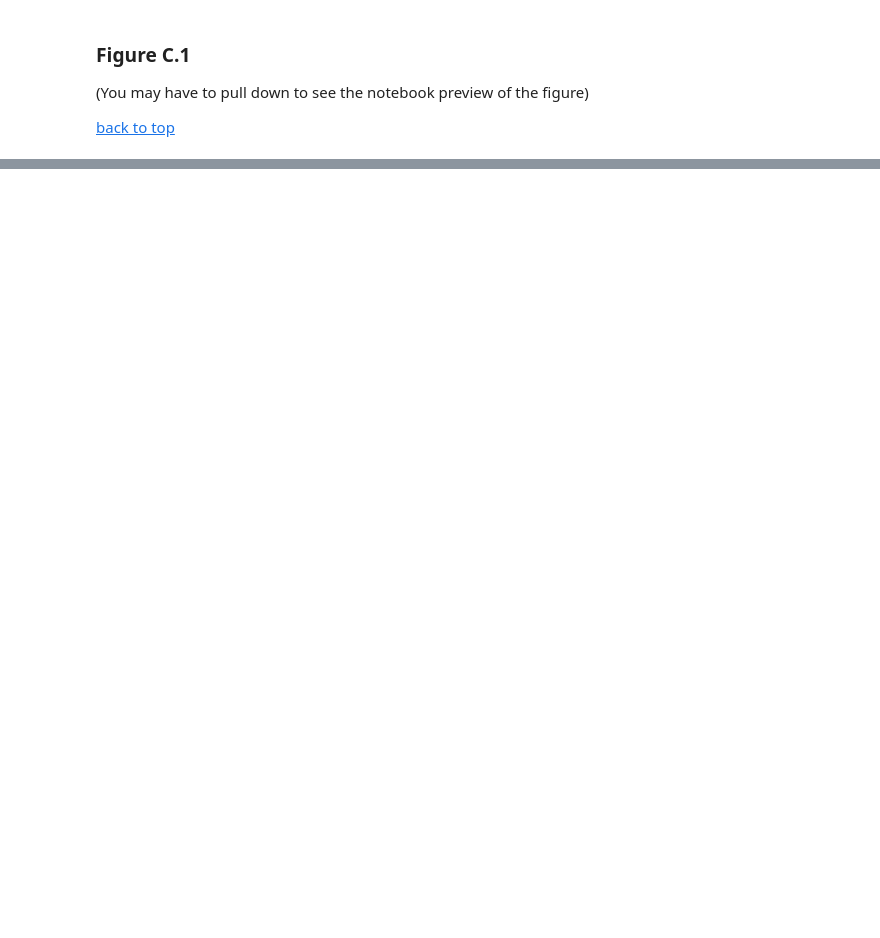
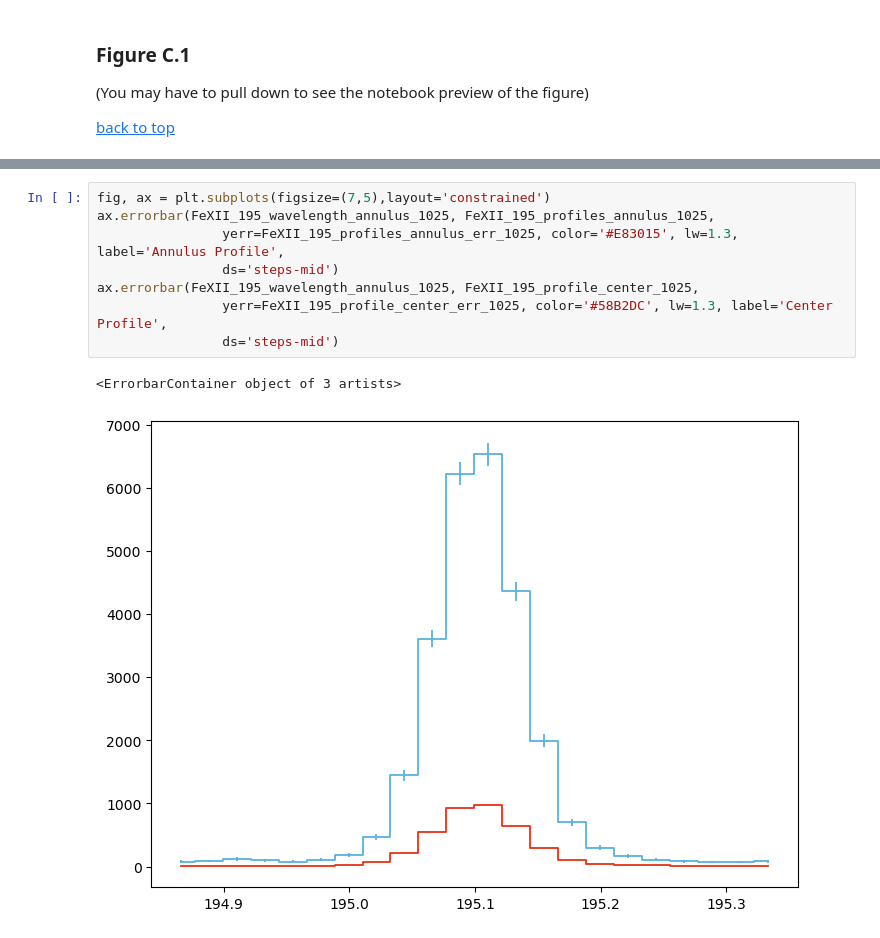
Before and after one commit to yjzhu-solar/EIS_DKIST_SolO, a Jupyter notebook: ipynb/ms_eis_eui_upflow/app_eis_stray_light.ipynb, the cells around one changed output, grey strips where cells are left out. Saved outputs shown, nothing was run; the diff lists cells and outputs as text; blank space fills up the shorter version.

```diff
--- a/ipynb/ms_eis_eui_upflow/app_eis_stray_light.ipynb
+++ b/ipynb/ms_eis_eui_upflow/app_eis_stray_light.ipynb
@@ -568,0 +616,11 @@ INFO: Missing metadata for solar radius: assuming the standard radius of the pho
+# %%
+fig, ax = plt.subplots(figsize=(7,5),layout='constrained')
+ax.errorbar(FeXII_195_wavelength_annulus_1025, FeXII_195_profiles_annulus_1025,
+                yerr=FeXII_195_profiles_annulus_err_1025, color='#E83015', lw=1.3, label='Annulus Profile',
+                ds='steps-mid')
+ax.errorbar(FeXII_195_wavelength_annulus_1025, FeXII_195_profile_center_1025,
+                yerr=FeXII_195_profile_center_err_1025, color='#58B2DC', lw=1.3, label='Center Profile',
+                ds='steps-mid')
+# %% [output]
+<ErrorbarContainer object of 3 artists>
+[figure, added]
```
Also changed, not shown: parts of 10 cells of this notebook, 3 other files.
